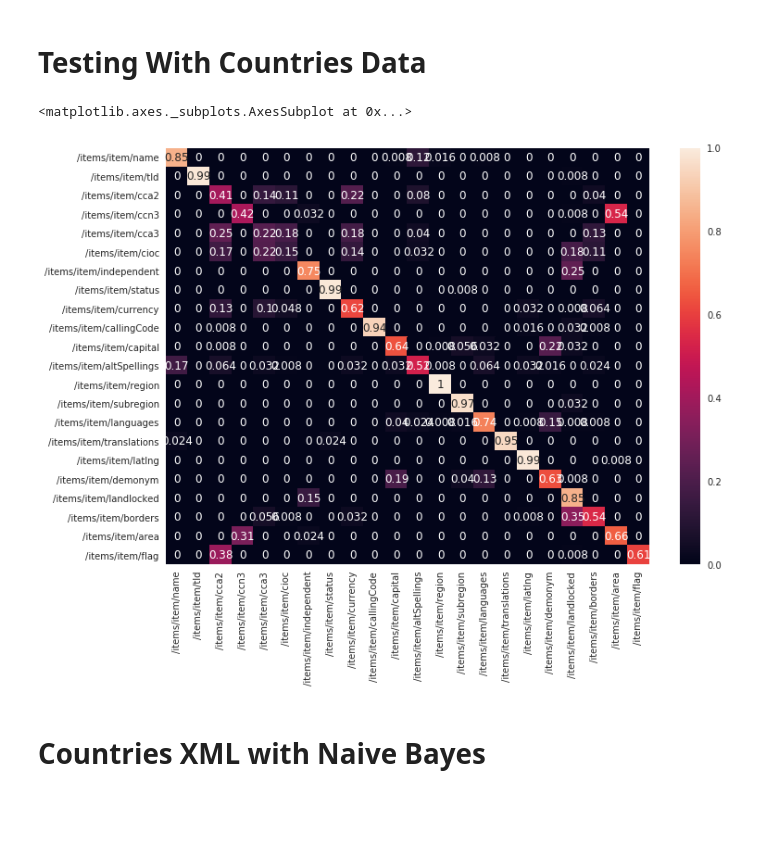
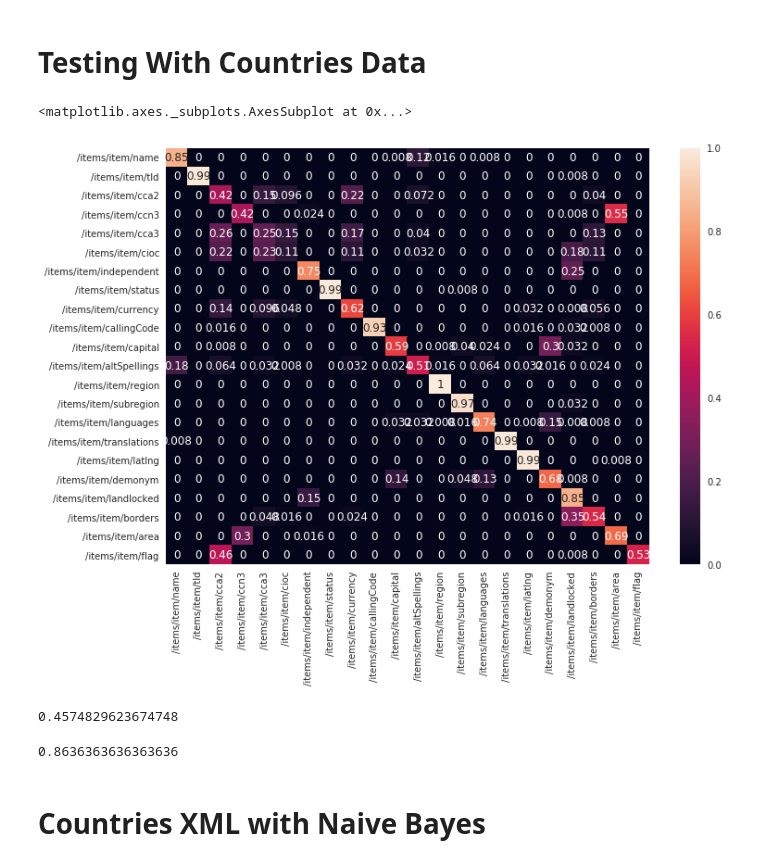
Before and after one commit to sivaneban/schema-matching, a Jupyter notebook: Schema Matching.ipynb, the cells around one changed output. Drawn from its saved outputs; the diff is of its cells as text; code cells hidden in the pictures; blank space fills up the shorter version.

```diff
--- a/Schema Matching.ipynb
+++ b/Schema Matching.ipynb
@@ -70,12 +83,20 @@ for i in range(2):
     with open(filename) as file:
         countries_xmls.append(file.read())
 # %%
-results = compare_xmls(countries_xmls[1], countries_xmls[0], model=None)
+countries_results = compare_xmls(countries_xmls[1], countries_xmls[0], model=None)
 sns.set(rc={'figure.figsize':(11.7,8.27)})
-sns.heatmap(results, annot=True)
+sns.heatmap(countries_results, annot=True)
 # %% [output]
 <matplotlib.axes._subplots.AxesSubplot at 0x...>
-[figure, old version]
+[figure, new version]
+# %%
+log_loss_from_result(countries_results)
+# %% [output]
+0.4574829623674748
+# %%
+f1_score_from_result(countries_results)
+# %% [output]
+0.8636363636363636
 # %% [markdown]
 <h1>Countries XML with Naive Bayes</h1>
 # %%
```
Also changed, not shown: parts of 30 cells of this notebook.
